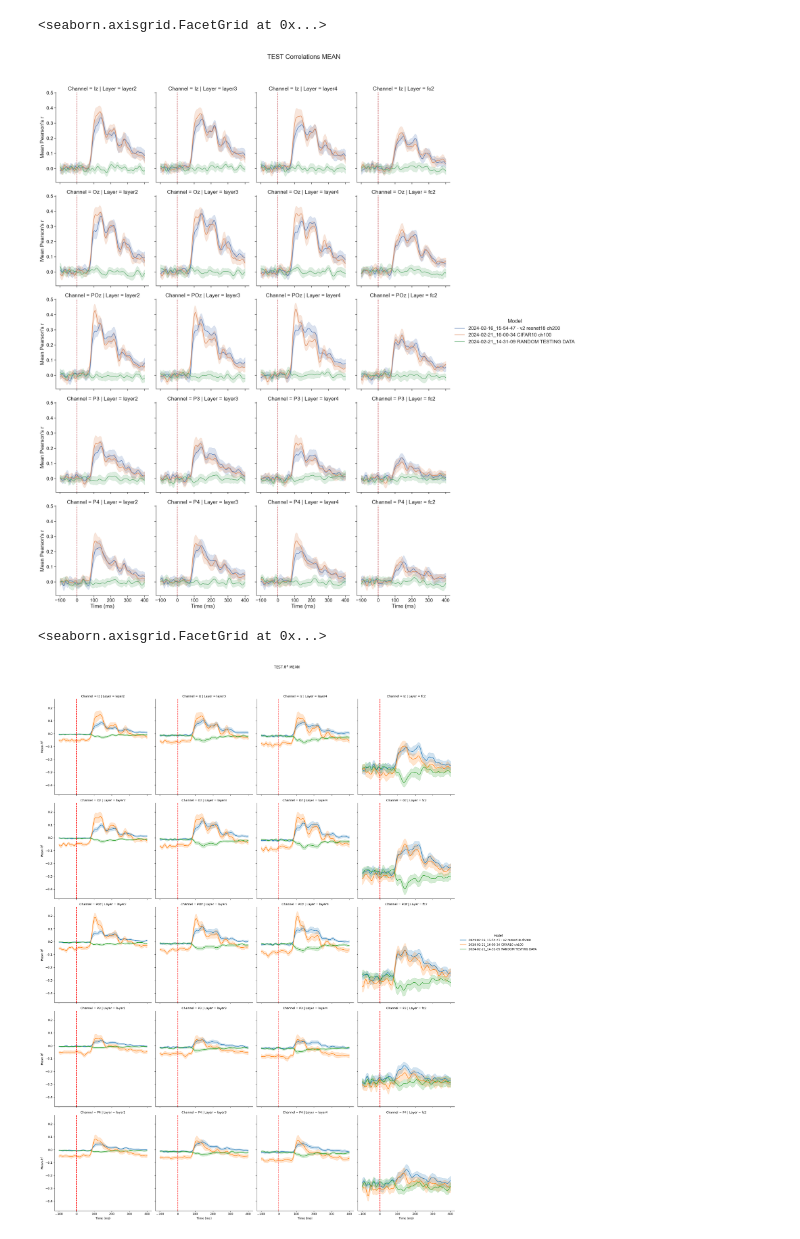
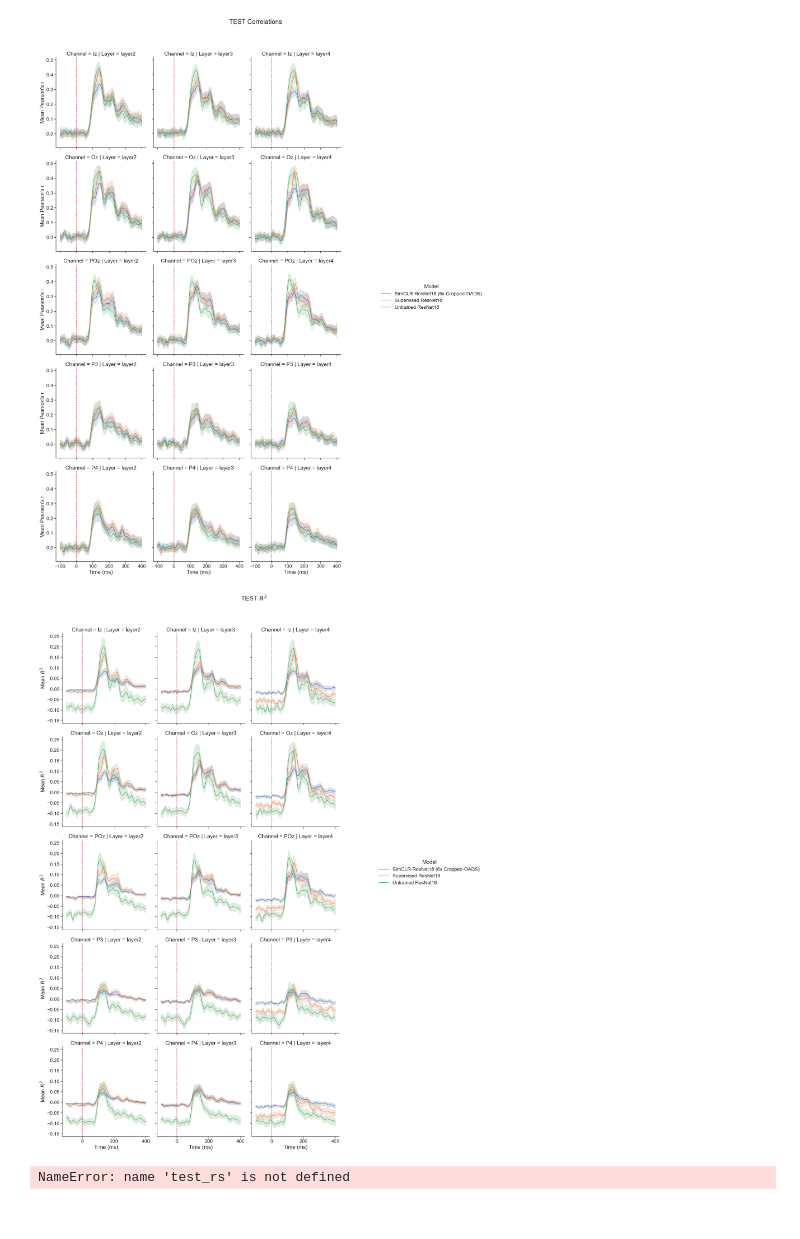
Before and after one commit to Yadino/SimCLR-OADS, a Jupyter notebook: linear evaluation/plot_EEG.ipynb, the cells around one changed output. Saved outputs shown, nothing was run; the diff lists cells and outputs as text; code cells hidden in the pictures.

```diff
--- a/linear evaluation/plot_EEG.ipynb
+++ b/linear evaluation/plot_EEG.ipynb
@@ -10,13 +10,13 @@ import pandas as pd
 output_dir_base = r"D:\01 Files\04 University\00 Internships and theses\2. AI internship\EEG data\outputs"
 # Info identifying the arch, checkpoint, version of code and whatever
 #run_dir = "2024-02-16_15-54-47 - v2 resnet18 ch200"
-run_dir = "2024-02-15_13-17-59 - v2 resnet50 ch1100"
+run_dir = "2024-02-22_11-49-01 UNTRAINED_RESNET18"
 
 # Add text to graph titles, if needed
 additional_title_info = ""
 
 #selected_layers = ["layer4", "fc2"]
-selected_layers = ["layer2", "layer3", "layer4", "fc2"]
+selected_layers = ["layer2", "layer3", "layer4"]#, "fc2"]
 
 # Merge them
 output_dir = os.path.join(output_dir_base, run_dir)
@@ -198,8 +213,8 @@ def get_test_data(run_dir):
 
 # Start reading data
 test_rs_df1, test_r2s_df1 = get_test_data("2024-02-16_15-54-47 - v2 resnet18 ch200")
-test_rs_df2, test_r2s_df2 = get_test_data("2024-02-21_16-00-34 CIFAR10 ch100")
-test_rs_df3, test_r2s_df3 = get_test_data("2024-02-21_14-31-09 RANDOM TESTING DATA") # TODO: change to alexnet when its ready
+test_rs_df2, test_r2s_df2 = get_test_data("2024-02-29_14-11-32 NIKLAS_RESNET18_05_06")
+test_rs_df3, test_r2s_df3 = get_test_data("2024-03-02_20-37-46_UNTRAINED_SIMclr_RESNET18") # TODO: change to alexnet when its ready
 # %%
 # Put everything in one df
 test_rs_df = pd.concat([test_rs_df1, test_rs_df2, test_rs_df3])
@@ -219,30 +238,35 @@ test_r2s_df.loc[:, 'Time_mapped'] = (test_r2s_df['Timepoint'] - timepoint_range[
 # %%
 # Plot models against each other
 import seaborn
 
 seaborn.set(font_scale=1.5)
 seaborn.set_style('ticks')
 
 # Choose some specific layer or channel or whatever
 data = test_rs_df#[test_rs_df['Channel'] == 'Oz']
 
 
 # Correlation
 my_plot = seaborn.relplot(data=data, x="Time_mapped", y="Value", hue="Model", col="Layer", row="Channel", kind="line")
 
 
 # Add xline at x=0 for each plot
 for ax in my_plot.axes.flat:
     # Add a vertical line at x=0
     ax.axvline(x=0, color='r', linestyle='--')
 
 #my_plot.set_titles('{row_name} {col_name}')
 my_plot.fig.suptitle(f"TEST Correlations", y=1.05)
 my_plot.set_xlabels("Time (ms)", clear_inner=False)
 my_plot.set_ylabels("Mean Pearson's r", clear_inner=False)
+
+
+# replace labels
+new_labels = ['SimCLR-ResNet18 (6x Cropped-OADS)', 'Supervised ResNet18', 'Untrained ResNet18']
+for t, l in zip(my_plot._legend.texts, new_labels):
+    t.set_text(l)
 # %% [output]
-<seaborn.axisgrid.FacetGrid at 0x...>
-[figure, old version]
+[figure, new version]
 # %%
 
 # TODO: same for R^2
@@ -262,9 +286,13 @@ for ax in my_plot.axes.flat:
 my_plot.fig.suptitle(f"TEST $R^2$", y=1.05)
 my_plot.set_xlabels("Time (ms)", clear_inner=False)
 my_plot.set_ylabels("Mean $R^2$", clear_inner=False)
+
+# replace labels
+new_labels = ['SimCLR-ResNet18 (6x Cropped-OADS)', 'Supervised ResNet18', 'Untrained ResNet18']
+for t, l in zip(my_plot._legend.texts, new_labels):
+    t.set_text(l)
 # %% [output]
-<seaborn.axisgrid.FacetGrid at 0x...>
-[figure, old version]
+[figure, new version]
 # %%
 ### Old plotting
 # %%
@@ -361,6 +389,8 @@ def get_average_per_channel(df):
 
 
 test_rs_layer4_averages = get_average_per_channel(test_rs_df[test_rs_df["Layer"] == "layer4"])
+# %% [output]
+NameError: name 'test_rs' is not defined
 # %%
 def plot_all_channels(layer_data, ylabel="", title=""):
     """Do stuff with multiple channels on one layer and one subject"""
```
Also changed, not shown: parts of 5 cells of this notebook, 4 other files.
